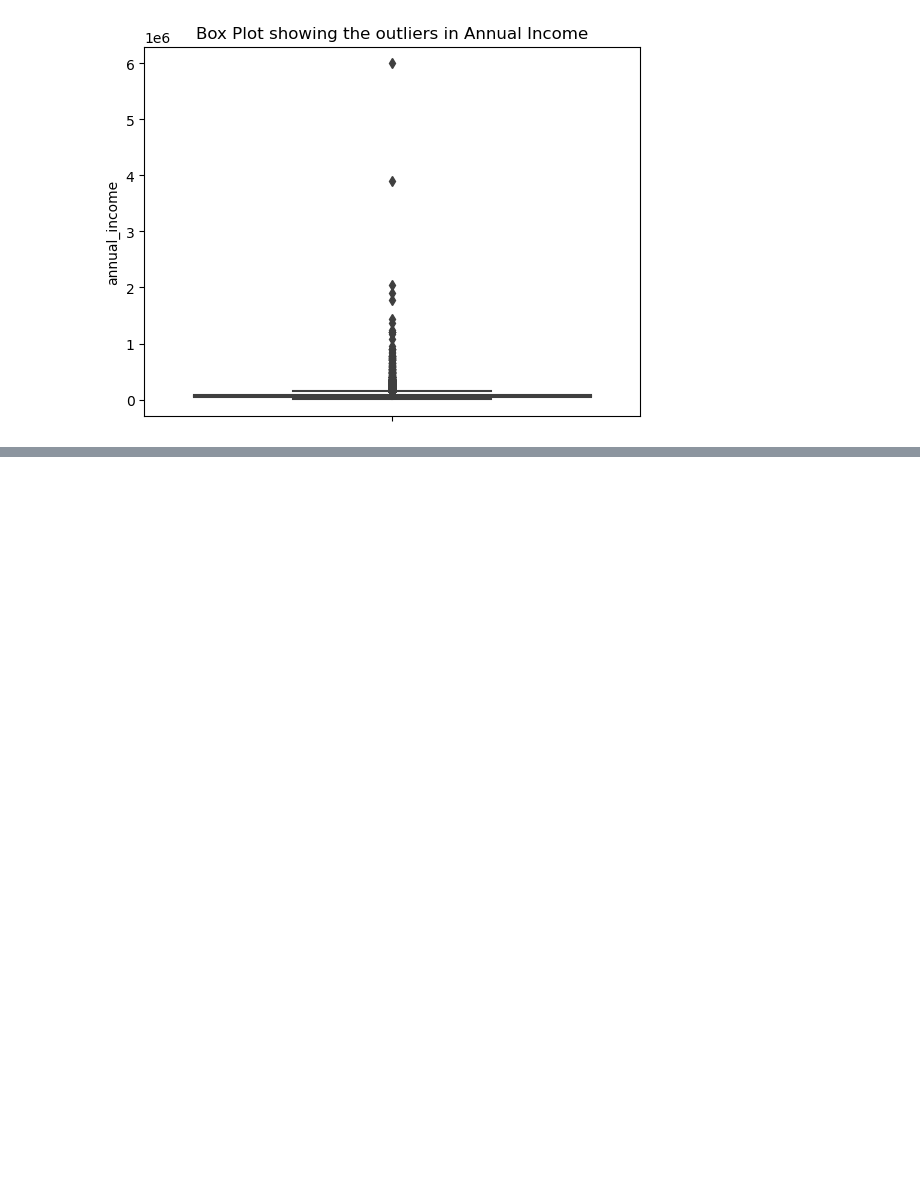
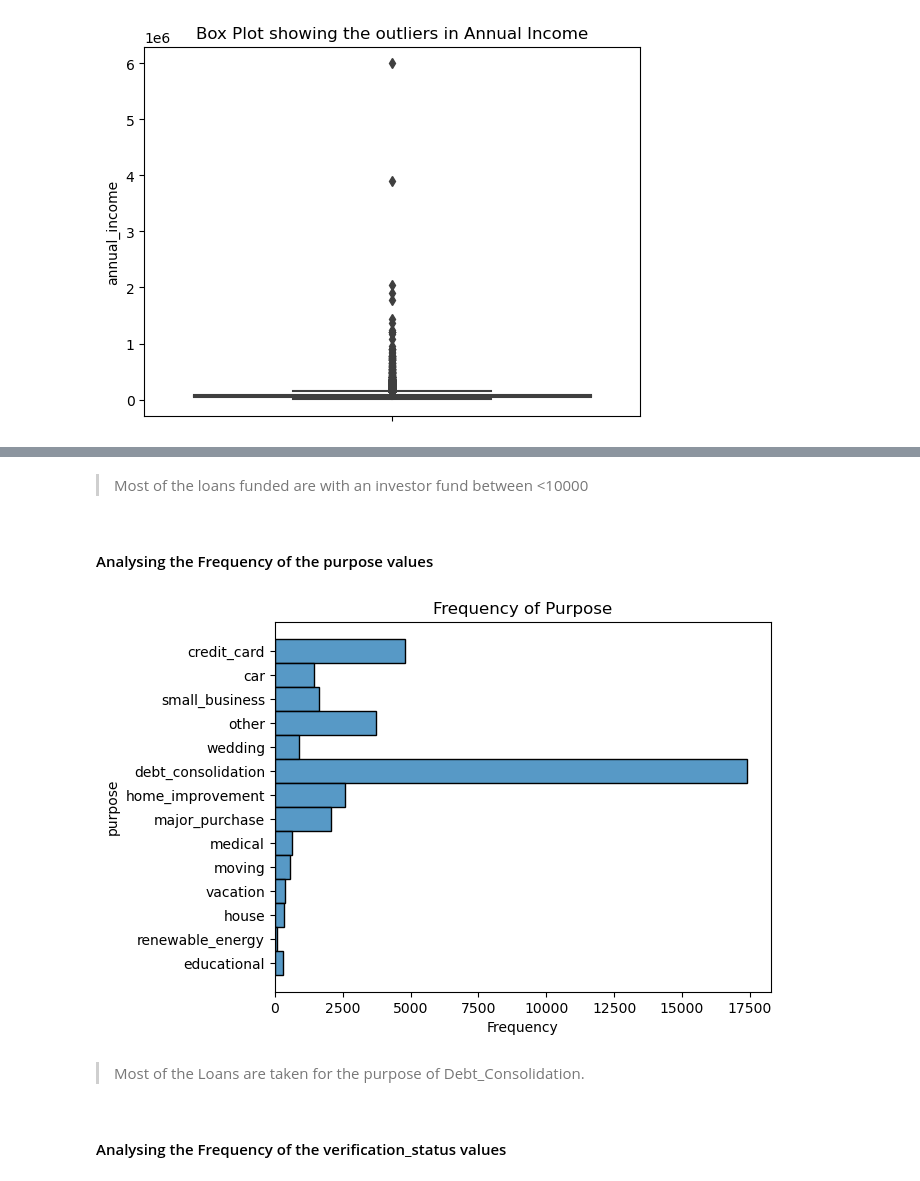
Before and after one commit to Vasista-Eranki/LendingClubCaseStudy, a Jupyter notebook: LendingClubCaseStudy.ipynb, the cells around one changed output, grey strips where cells are left out. Drawn from its saved outputs; the diff is of its cells as text; code cells hidden in the pictures; blank space fills up the shorter version.

```diff
--- a/LendingClubCaseStudy.ipynb
+++ b/LendingClubCaseStudy.ipynb
@@ -493,0 +356,15 @@ loan.groupby(by='id').info()
+# %% [markdown]
+> Most of the loans funded are with an investor fund between <10000
+# %% [markdown]
+#### Analysing the Frequency of the purpose values
+# %%
+sns.histplot(data=loan, y='purpose')
+plt.title('Frequency of Purpose')
+plt.xlabel('Frequency')
+plt.show()
+# %% [output]
+[figure, added]
+# %% [markdown]
+> Most of the Loans are taken for the purpose of Debt_Consolidation.
+# %% [markdown]
+#### Analysing the Frequency of the verification_status values
```
Also changed, not shown: parts of 100 cells of this notebook.
